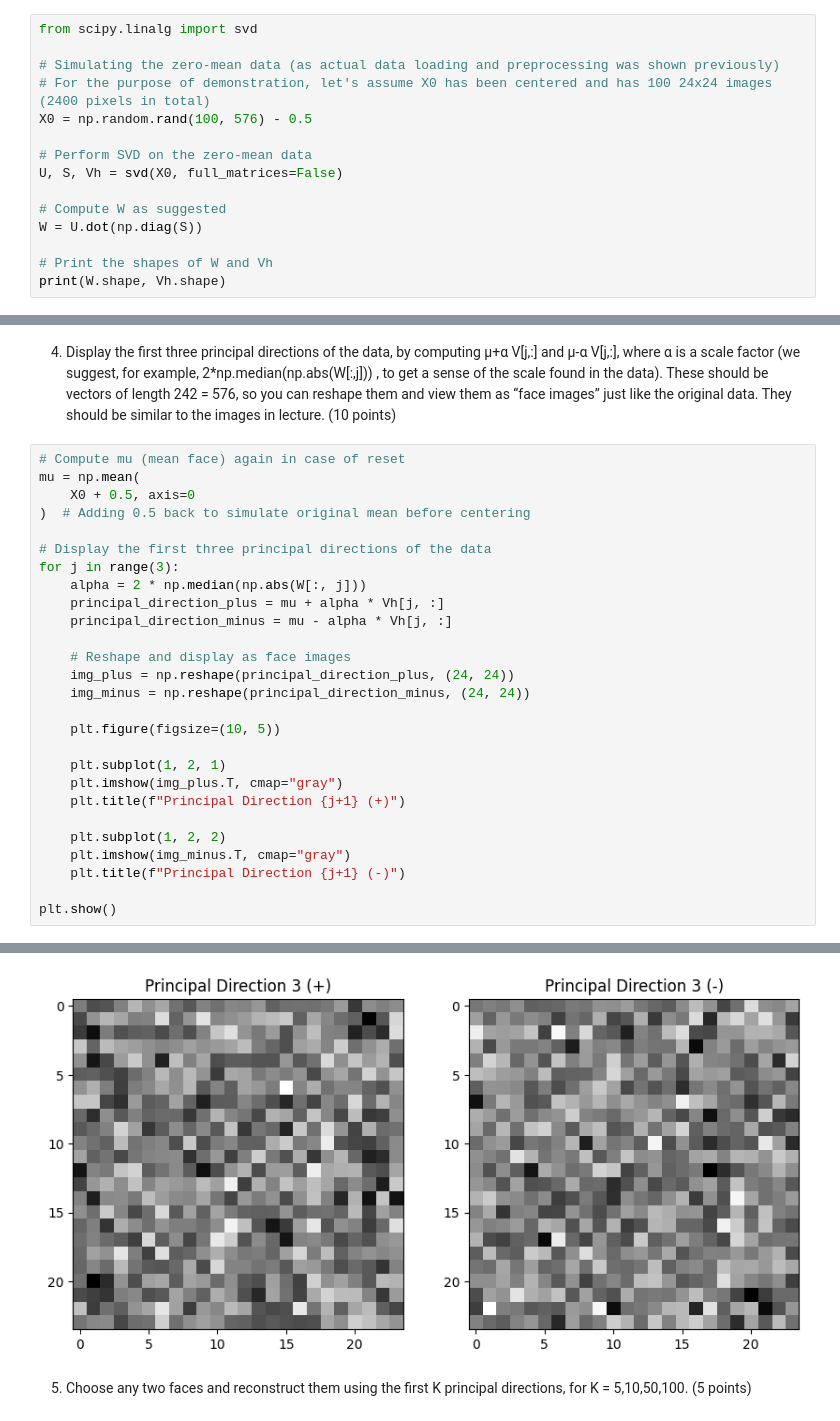
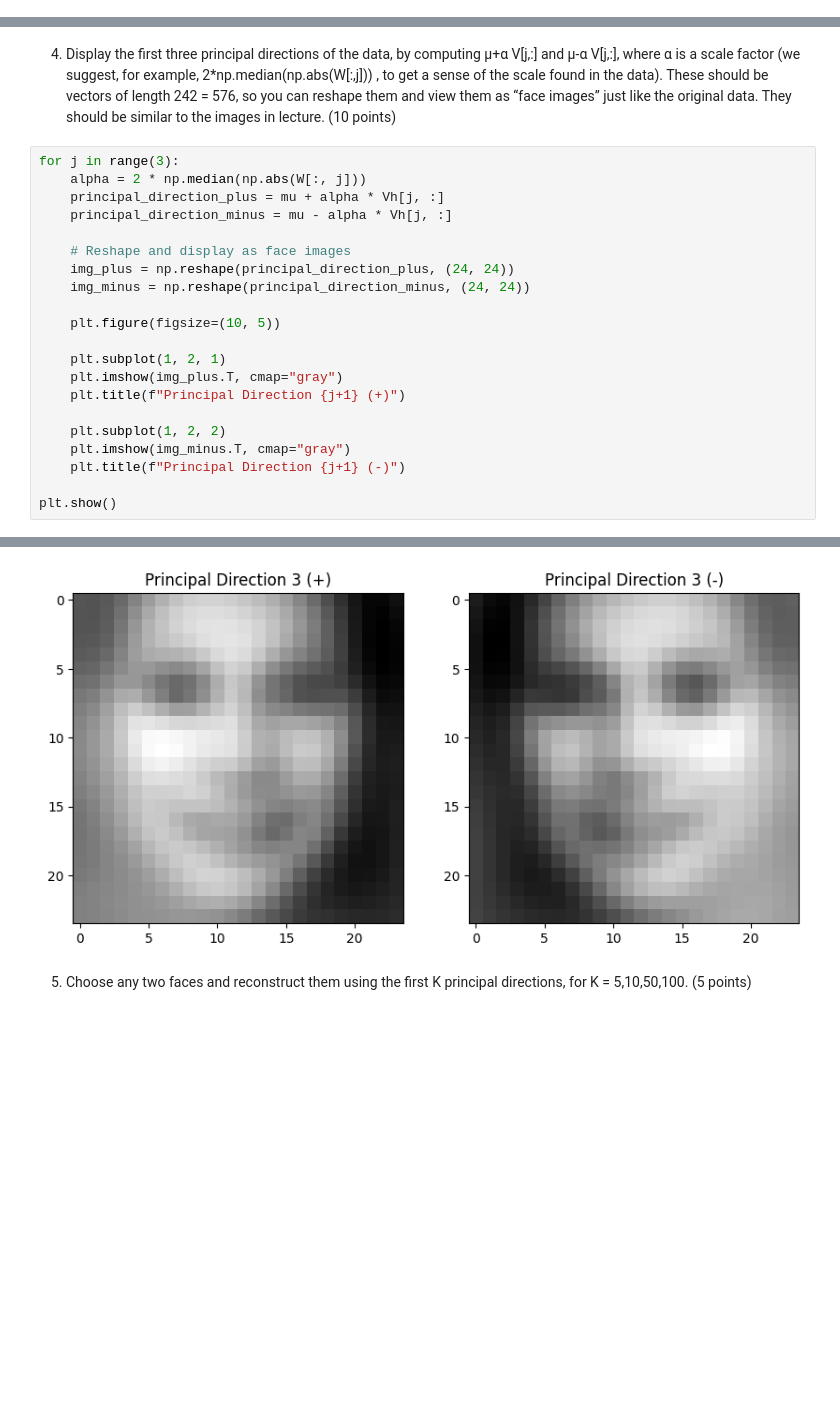
Before and after one commit to HarryXiong24/postgraduate-code-collection, a Jupyter notebook: Winter 2024/ML/hw/hw5/HW5.ipynb, the cells around one changed output, grey strips where cells are left out. Drawn from its saved outputs; the diff is of its cells as text; blank space fills up the shorter version.

```diff
--- a/Winter 2024/ML/hw/hw5/HW5.ipynb
+++ b/Winter 2024/ML/hw/hw5/HW5.ipynb
@@ -166,18 +167,3 @@ plt.imshow(mean_face.T, cmap="gray")
 - Since the number of data is larger than the number of dimensions, there are at most 576 non-zero singular
   values; you can use full_matrices=False to avoid using a lot of memory. As in the slides, we suggest
   computing W = U.dot( np.diag(S) ) so that X0 ≈W ·Vh. Print the shapes of W and Vh. (10 points)
-# %%
-from scipy.linalg import svd
-
-# Simulating the zero-mean data (as actual data loading and preprocessing was shown previously)
-# For the purpose of demonstration, let's assume X0 has been centered and has 100 24x24 images (2400 pixels in total)
-X0 = np.random.rand(100, 576) - 0.5
-
-# Perform SVD on the zero-mean data
-U, S, Vh = svd(X0, full_matrices=False)
-
-# Compute W as suggested
-W = U.dot(np.diag(S))
-
-# Print the shapes of W and Vh
-print(W.shape, Vh.shape)
@@ -216,12 +208,6 @@ plt.show()
    in the data). These should be vectors of length 242 = 576, so you can reshape them and view them as “face
    images” just like the original data. They should be similar to the images in lecture. (10 points)
 # %%
-# Compute mu (mean face) again in case of reset
-mu = np.mean(
-    X0 + 0.5, axis=0
-)  # Adding 0.5 back to simulate original mean before centering
-
-# Display the first three principal directions of the data
 for j in range(3):
     alpha = 2 * np.median(np.abs(W[:, j]))
     principal_direction_plus = mu + alpha * Vh[j, :]
@@ -248,4 +234,4 @@ plt.show()
-[figure, old version]
+[figure, new version]
 # %% [markdown]
 5. Choose any two faces and reconstruct them using the first K principal directions, for K = 5,10,50,100.
    (5 points)
```
Also changed, not shown: parts of 11 cells of this notebook, 1 other file.
